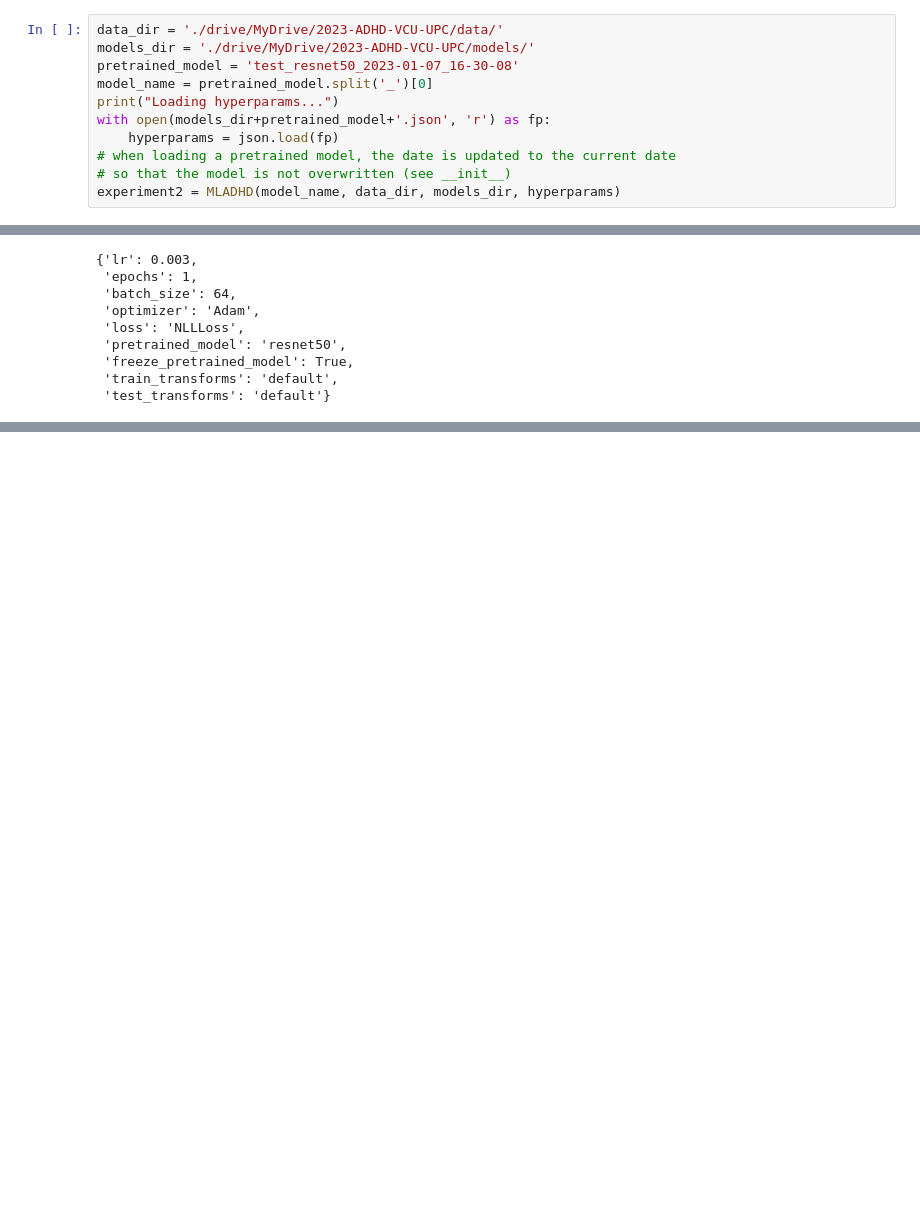
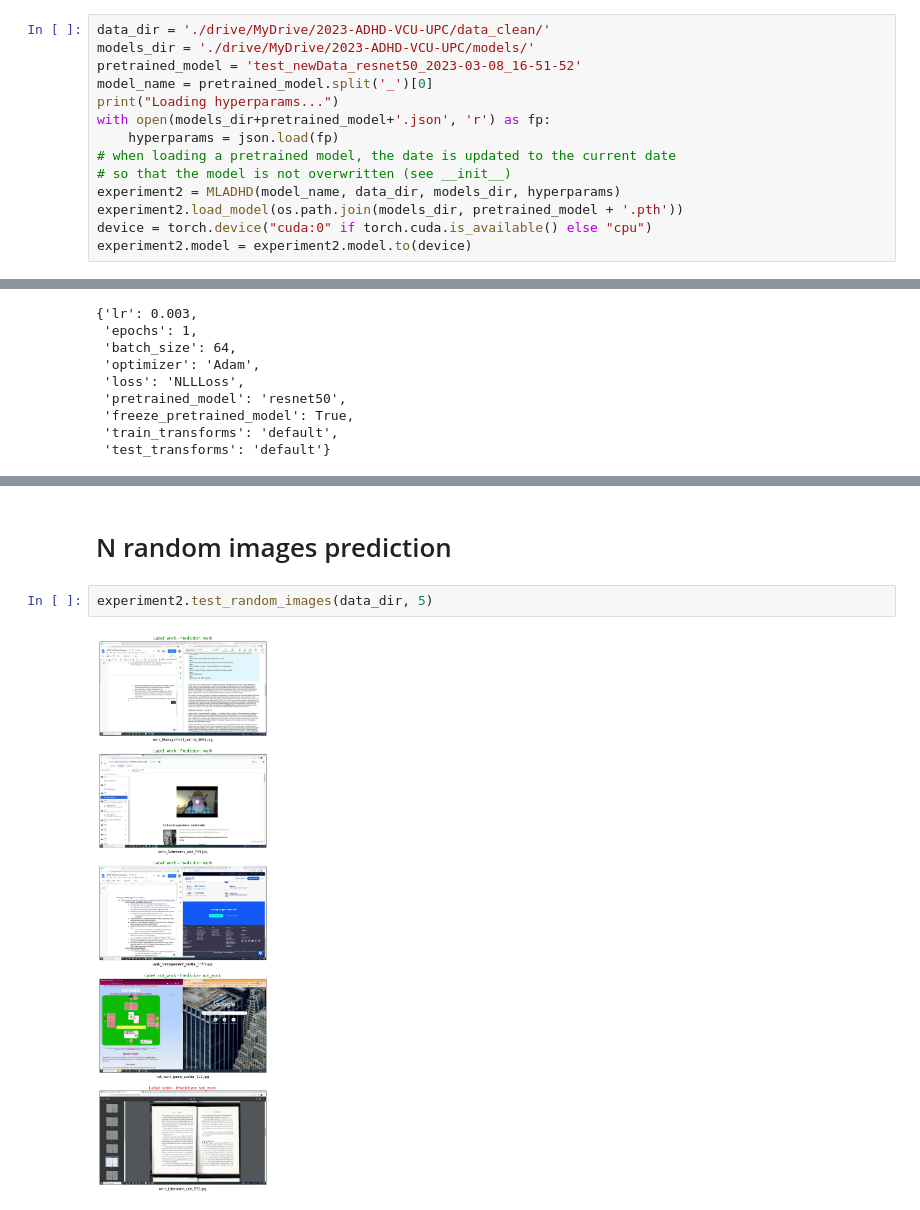
Before and after one commit to gonzalo-cordova-pou/MLADHD, a Jupyter notebook: DEMO.ipynb, the cells around one changed output, grey strips where cells are left out. Cells and saved outputs as stored; diff of their text form; blank space fills up the shorter version.

```diff
--- a/DEMO.ipynb
+++ b/DEMO.ipynb
@@ -149,9 +167,9 @@ We will load:
 - The trained model
 - The hyperparameters used for its training
 # %%
-data_dir = './drive/MyDrive/2023-ADHD-VCU-UPC/data/'
+data_dir = './drive/MyDrive/2023-ADHD-VCU-UPC/data_clean/'
 models_dir = './drive/MyDrive/2023-ADHD-VCU-UPC/models/'
-pretrained_model = 'test_resnet50_2023-01-07_16-30-08'
+pretrained_model = 'test_newData_resnet50_2023-03-08_16-51-52'
 model_name = pretrained_model.split('_')[0]
 print("Loading hyperparams...")
 with open(models_dir+pretrained_model+'.json', 'r') as fp:
@@ -159,5 +177,8 @@ with open(models_dir+pretrained_model+'.json', 'r') as fp:
 # when loading a pretrained model, the date is updated to the current date
 # so that the model is not overwritten (see __init__)
 experiment2 = MLADHD(model_name, data_dir, models_dir, hyperparams)
+experiment2.load_model(os.path.join(models_dir, pretrained_model + '.pth'))
+device = torch.device("cuda:0" if torch.cuda.is_available() else "cpu")
+experiment2.model = experiment2.model.to(device)
 # %% [output]
 Loading hyperparams...
@@ -175,0 +207,6 @@ experiment2.hyperparams
+# %% [markdown]
+# N random images prediction
+# %%
+experiment2.test_random_images(data_dir, 5)
+# %% [output]
+[figure, added]
```
Also changed, not shown: parts of 15 cells of this notebook.
